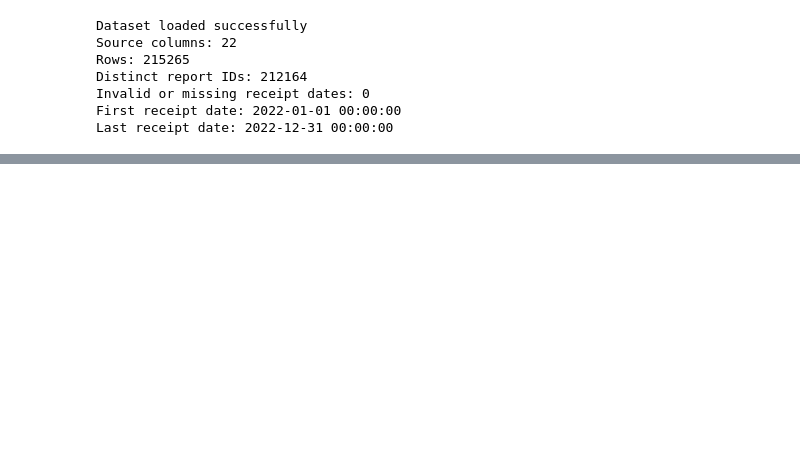
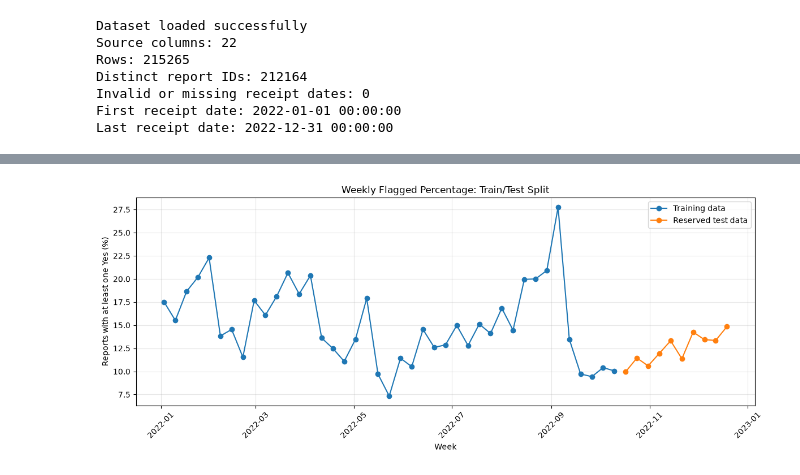
Before and after one commit to hcsdilruk/COVID-19_stat, a Jupyter notebook: suwahas_time_series.ipynb, the cells around one changed output, grey strips where cells are left out. Drawn from its saved outputs; the diff is of its cells as text; code cells hidden in the pictures; blank space fills up the shorter version.

```diff
--- a/suwahas_time_series.ipynb
+++ b/suwahas_time_series.ipynb
@@ -60,0 +595,85 @@ Last receipt date: 2022-12-31 00:00:00
+# %%
+
+# STEP 9: Stationarity, ACF and PACF
+
+import numpy as np
+import matplotlib.pyplot as plt
+
+from statsmodels.tsa.stattools import adfuller
+from statsmodels.graphics.tsaplots import plot_acf, plot_pacf
+
+# Select our primary time-series target
+series = weekly_primary.set_index("week")[
+    "flag_percentage"
+].astype(float)
+
+assert len(series) == 51, "Expected 51 complete weeks"
+assert series.notna().all(), "Missing weekly percentages"
+
+# Reserve the final 10 weeks for testing
+train = series.iloc[:41]
+test = series.iloc[41:]
+
+print("Training weeks:", len(train))
+print("Testing weeks:", len(test))
+
+print("Training period:", train.index.min().date(),
+      "to", train.index.max().date())
+
+print("Testing period:", test.index.min().date(),
+      "to", test.index.max().date())
+
+# ADF stationarity test: training data only
+adf_result = adfuller(train, autolag="AIC")
+
+print("\n--- ADF TEST ---")
+print("ADF Statistic:", round(adf_result[0], 4))
+print("P-value:", round(adf_result[1], 6))
+print("Lags used:", adf_result[2])
+
+print("\nCritical values:")
+for key, value in adf_result[4].items():
+    print(key, ":", round(value, 4))
+
+if adf_result[1] < 0.05:
+    print("\nReject the unit-root null hypothesis.")
+else:
+    print("\nInsufficient evidence to reject the unit-root null.")
+
+# Plot 1: Training and testing periods
+plt.figure(figsize=(12, 5))
+
+plt.plot(train.index, train.values,
+         label="Training data", marker="o")
+
+plt.plot(test.index, test.values,
+         label="Reserved test data", marker="o")
+
+plt.title("Weekly Flagged Percentage: Train/Test Split")
+plt.xlabel("Week")
+plt.ylabel("Reports with at least one Yes (%)")
+plt.legend()
+plt.grid(alpha=0.3)
+plt.xticks(rotation=45)
+plt.tight_layout()
+plt.show()
+
+# Plot 2: Autocorrelation
+fig, axes = plt.subplots(1, 2, figsize=(13, 4))
+
+plot_acf(train, lags=12, ax=axes[0])
+axes[0].set_title("ACF - Training Series")
+
+plot_pacf(
+    train,
+    lags=12,
+    method="ywm",
+    ax=axes[1]
+)
+axes[1].set_title("PACF - Training Series")
+
+plt.tight_layout()
+plt.show()
+
+print("\nStep 9 completed.")
+# %% [output]
@@ -60,0 +696 @@ Last receipt date: 2022-12-31 00:00:00
+[figure, added]
```
Also changed, not shown: parts of 19 cells of this notebook, 11 other files.
